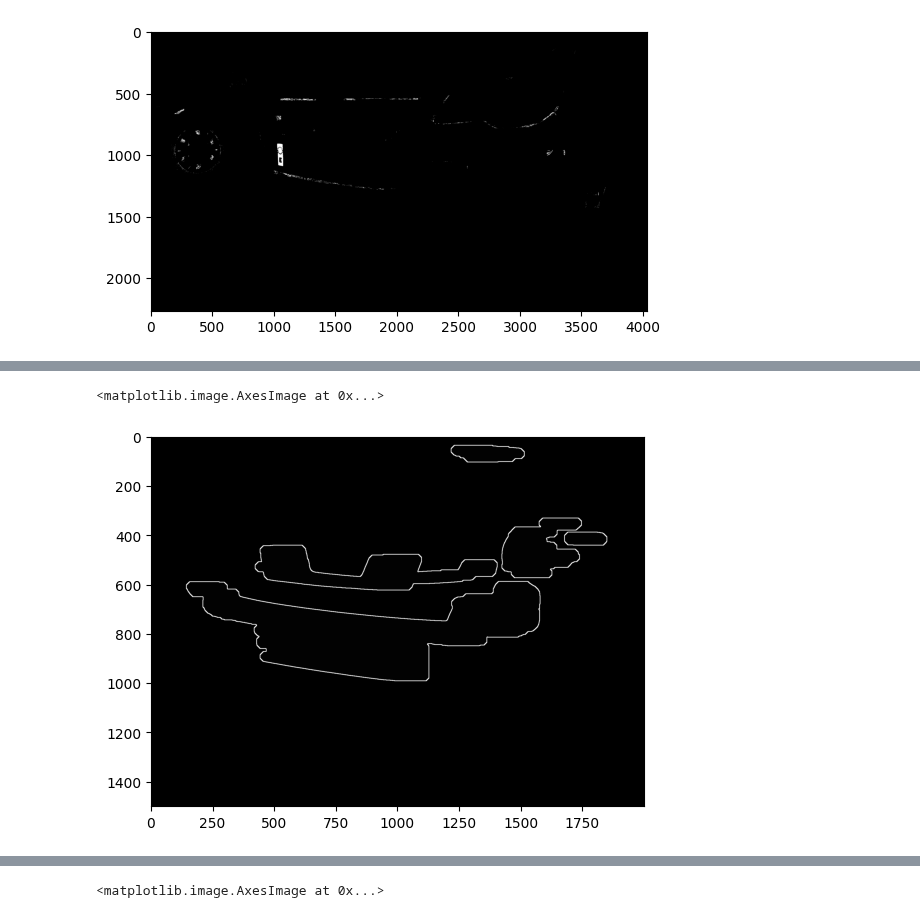
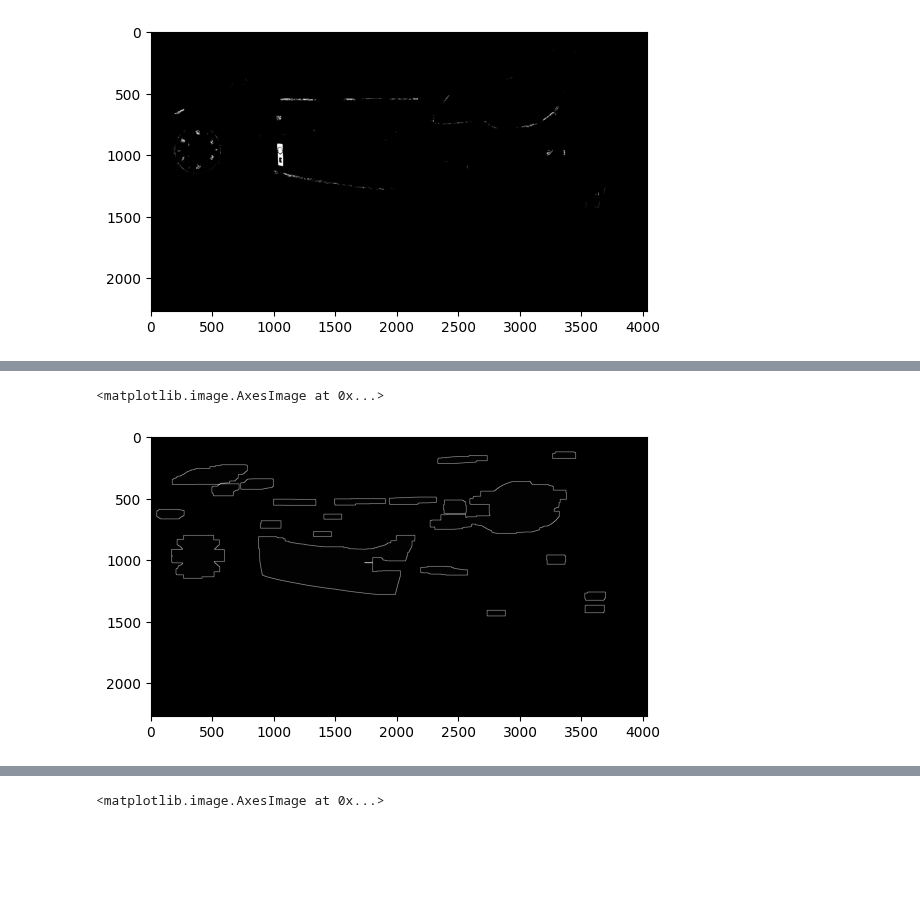
Before and after one commit to danielpaulisch/psiv2_matricules, a Jupyter notebook: dilate_contorns_blau.ipynb, the cells around one changed output, grey strips where cells are left out. Saved outputs shown, nothing was run; the diff lists cells and outputs as text; code cells hidden in the pictures; blank space fills up the shorter version.

```diff
--- a/dilate_contorns_blau.ipynb
+++ b/dilate_contorns_blau.ipynb
@@ -142,18 +142,18 @@ plt.imshow(imagenes_combinadas[15], cmap="gray")
 # %%
 ll_cnts = []
 ll_contornos = []
 
 for imagen in imagenes_cnt:
 
     cnts,_=cv.findContours(cv.Canny(imagen,100,200),cv.RETR_LIST,cv.CHAIN_APPROX_SIMPLE)
     contornos =  cv.drawContours((imagen//255),cnts,-1,(100,100,100),2)
     ll_cnts.append(cnts)
     ll_contornos.append(contornos)
 
-plt.imshow(ll_contornos[39], cmap="gray")
+plt.imshow(ll_contornos[0], cmap="gray")
 # %% [output]
 <matplotlib.image.AxesImage at 0x...>
-[figure, old version]
+[figure, new version]
 # %%
 matricula_controno = []
 
```
Also changed, not shown: parts of 13 cells of this notebook.
